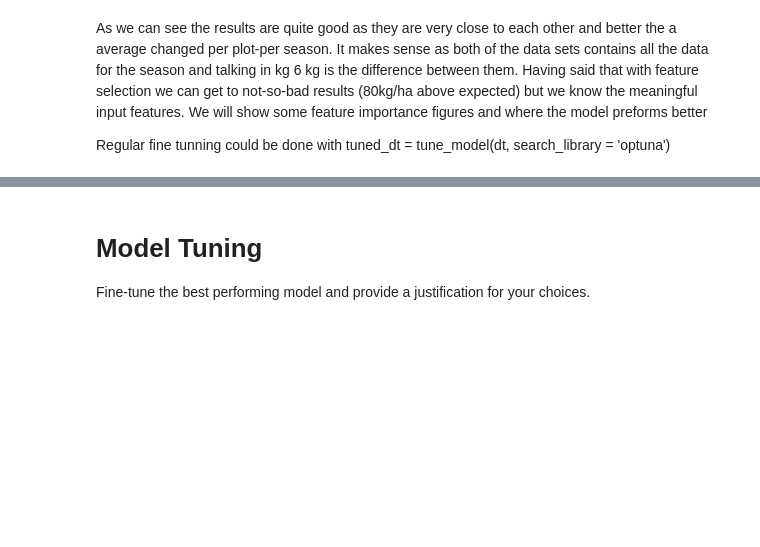
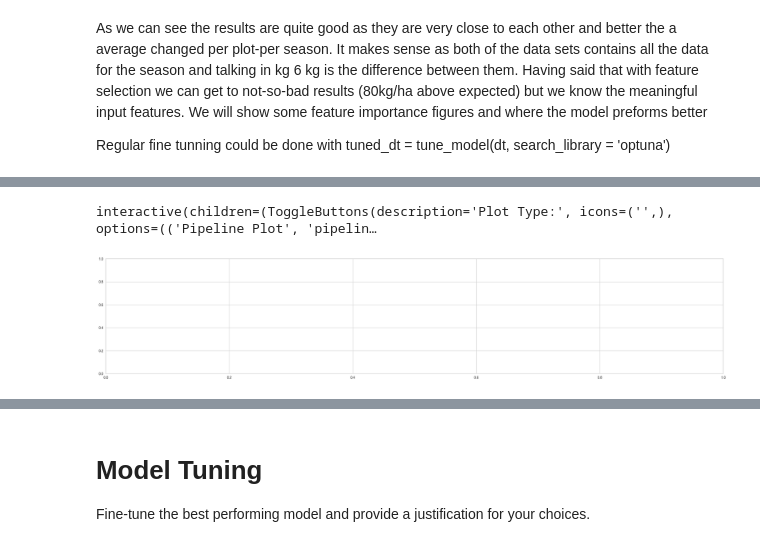
Before and after one commit to SarielGil/Soybeans_regressor, a Jupyter notebook: notebooks/model_compare.ipynb, the cells around one changed output, grey strips where cells are left out. Saved outputs shown, nothing was run; the diff lists cells and outputs as text; code cells hidden in the pictures; blank space fills up the shorter version.

Commit message:
Added model evaluation and fine tunning

```diff
--- a/notebooks/model_compare.ipynb
+++ b/notebooks/model_compare.ipynb
@@ -198,3 +183,5 @@ We will show some feature importance figures and where the model preforms better
 
 Regular fine tunning could be done with
 tuned_dt = tune_model(dt, search_library = 'optuna')
+# %%
+et = phen_exp.create_model('et')
@@ -200,0 +210,5 @@ tuned_dt = tune_model(dt, search_library = 'optuna')
+# %%
+phen_exp.evaluate_model(et)
+# %% [output]
+interactive(children=(ToggleButtons(description='Plot Type:', icons=('',), options=(('Pipeline Plot', 'pipelin…
+[figure, added]
```
Also changed, not shown: parts of 9 cells of this notebook, 1 other file.
